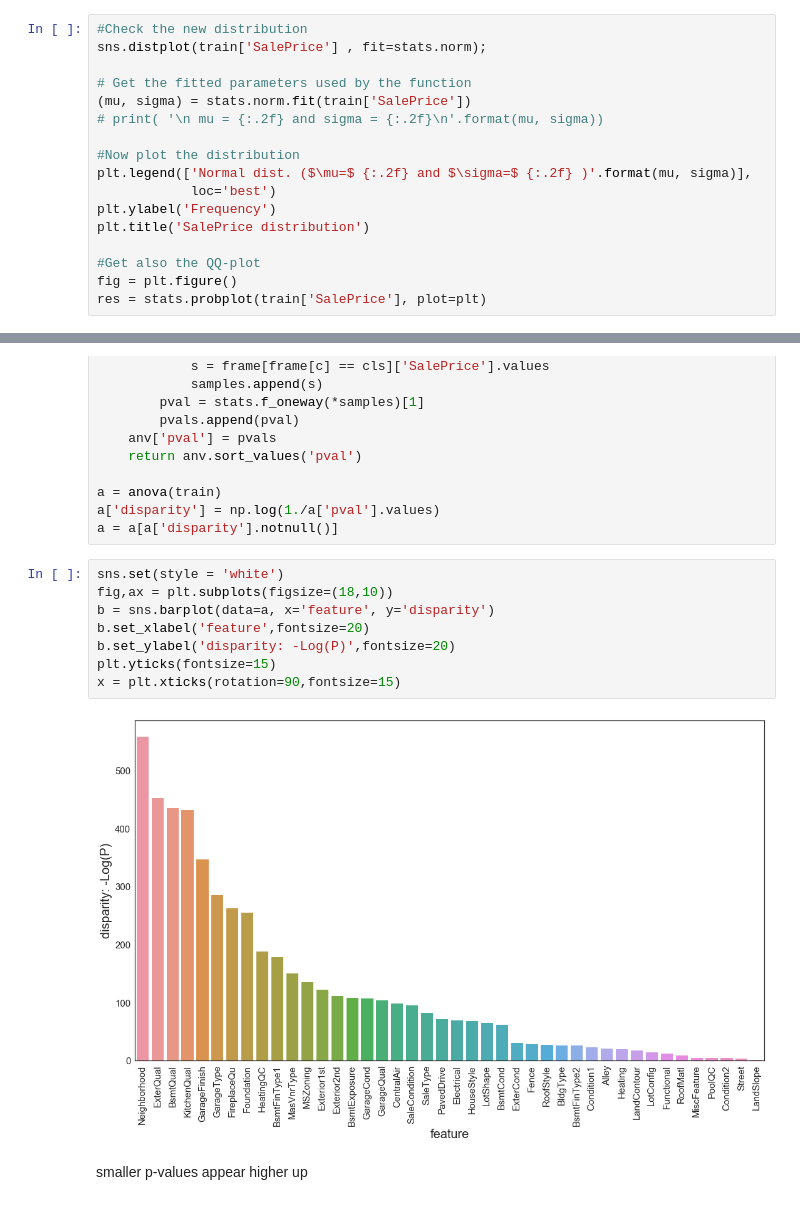
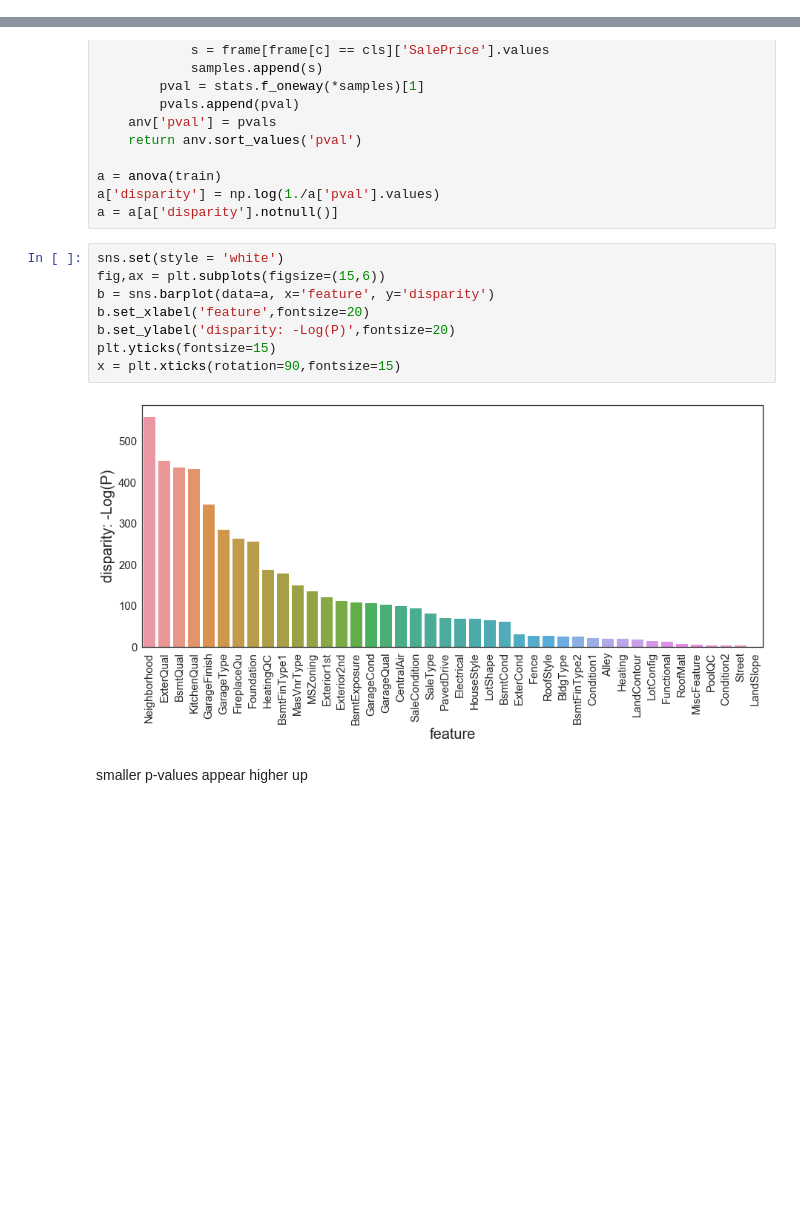
Before and after one commit to jietang89/pr, a Jupyter notebook: Cover.ipynb, the cells around one changed output, grey strips where cells are left out. Drawn from its saved outputs; the diff is of its cells as text; blank space fills up the shorter version.

```diff
--- a/Cover.ipynb
+++ b/Cover.ipynb
@@ -423,20 +428,3 @@ res = stats.probplot(train['SalePrice'], plot=plt)
 # %%
 #We use the numpy fuction log1p which  applies log(1+x) to all elements of the column
 train["SalePrice"] = np.log1p(train["SalePrice"])
-# %%
-#Check the new distribution
-sns.distplot(train['SalePrice'] , fit=stats.norm);
-
-# Get the fitted parameters used by the function
-(mu, sigma) = stats.norm.fit(train['SalePrice'])
-# print( '\n mu = {:.2f} and sigma = {:.2f}\n'.format(mu, sigma))
-
-#Now plot the distribution
-plt.legend(['Normal dist. ($\mu=$ {:.2f} and $\sigma=$ {:.2f} )'.format(mu, sigma)],
-            loc='best')
-plt.ylabel('Frequency')
-plt.title('SalePrice distribution')
-
-#Get also the QQ-plot
-fig = plt.figure()
-res = stats.probplot(train['SalePrice'], plot=plt)
@@ -511,14 +501,14 @@ a['disparity'] = np.log(1./a['pval'].values)
 a = a[a['disparity'].notnull()]
 # %%
 sns.set(style = 'white')
-fig,ax = plt.subplots(figsize=(18,10))
+fig,ax = plt.subplots(figsize=(15,6))
 b = sns.barplot(data=a, x='feature', y='disparity')
 b.set_xlabel('feature',fontsize=20)
 b.set_ylabel('disparity: -Log(P)',fontsize=20)
 plt.yticks(fontsize=15)
 x = plt.xticks(rotation=90,fontsize=15)
 # %% [output]
-[figure, old version]
+[figure, new version]
 # %% [markdown]
 smaller p-values appear higher up
 # %% [markdown]
```
Also changed, not shown: parts of 12 cells of this notebook, 1 other file.
